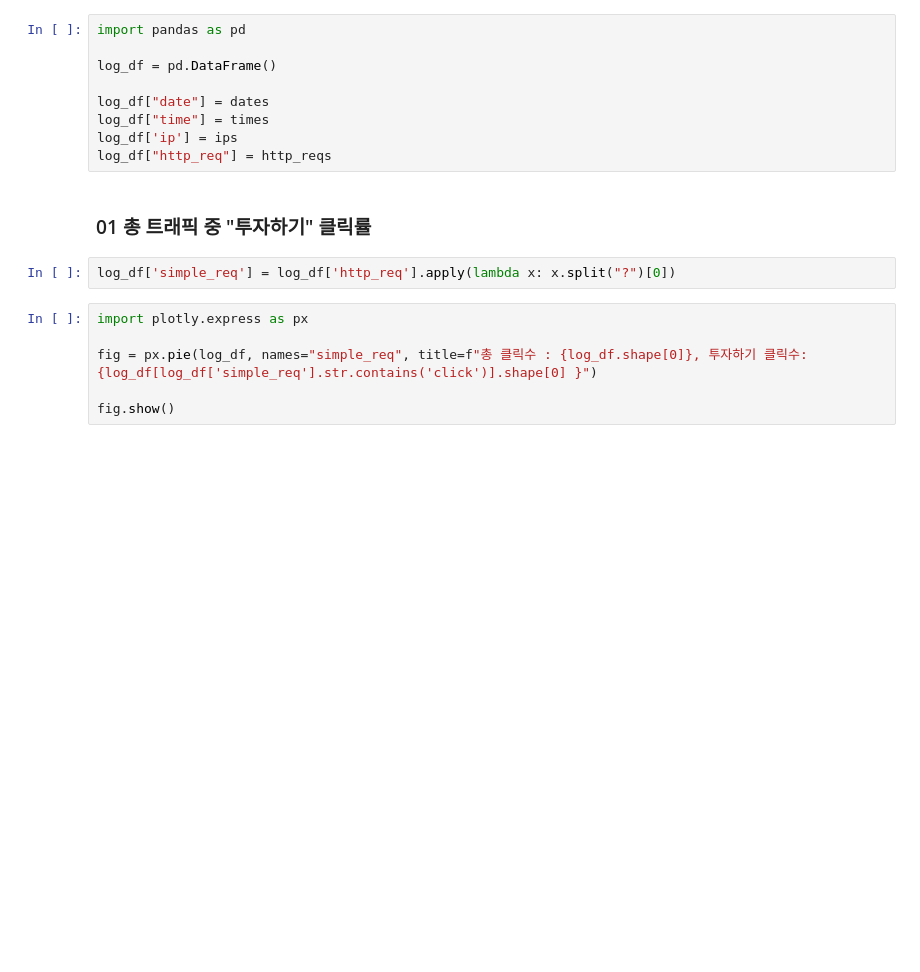
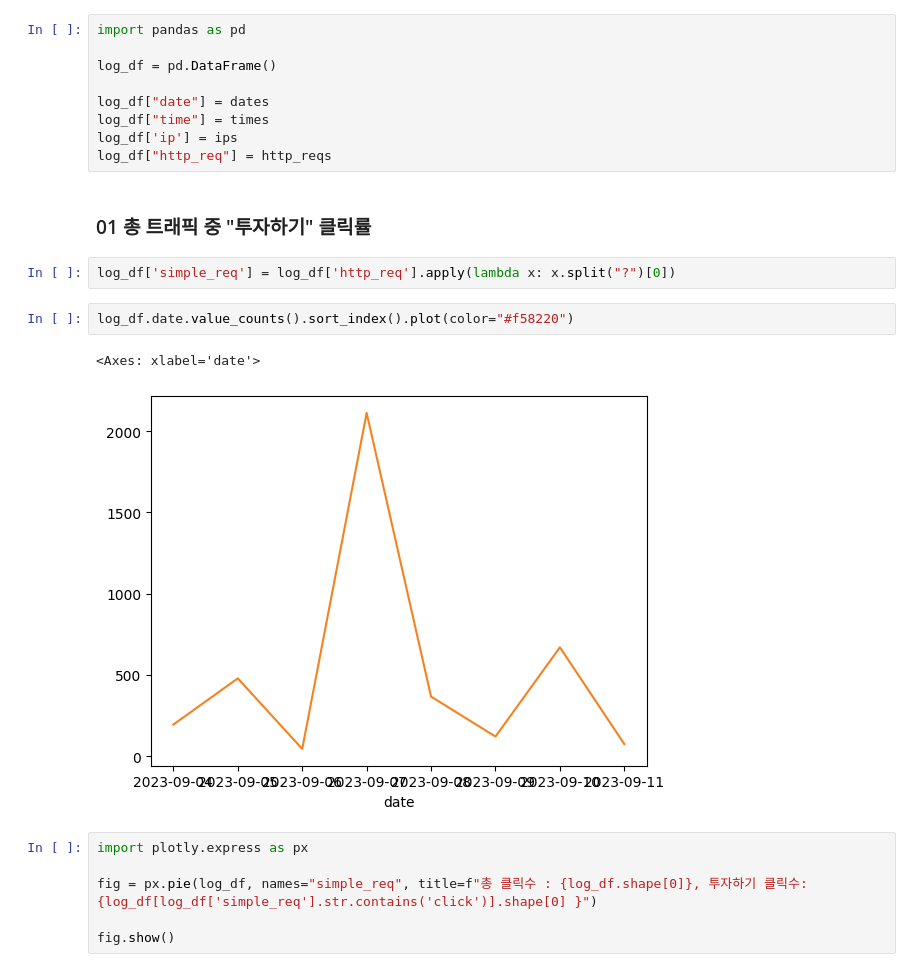
Before and after one commit to moongTnT/miraeasset-bigfesta-2023, a Jupyter notebook: 00-exploratory_data_analysis.ipynb, the cells around one changed output. Drawn from its saved outputs; the diff is of its cells as text; blank space fills up the shorter version.

```diff
--- a/00-exploratory_data_analysis.ipynb
+++ b/00-exploratory_data_analysis.ipynb
@@ -73,6 +73,11 @@ log_df["http_req"] = http_reqs
 ### 01 총 트래픽 중 "투자하기" 클릭률
 # %%
 log_df['simple_req'] = log_df['http_req'].apply(lambda x: x.split("?")[0])
+# %%
+log_df.date.value_counts().sort_index().plot(color="#f58220")
+# %% [output]
+<Axes: xlabel='date'>
+[figure, added]
 # %%
 import plotly.express as px
 
```
Also changed, not shown: parts of 7 cells of this notebook, 2 other files.
